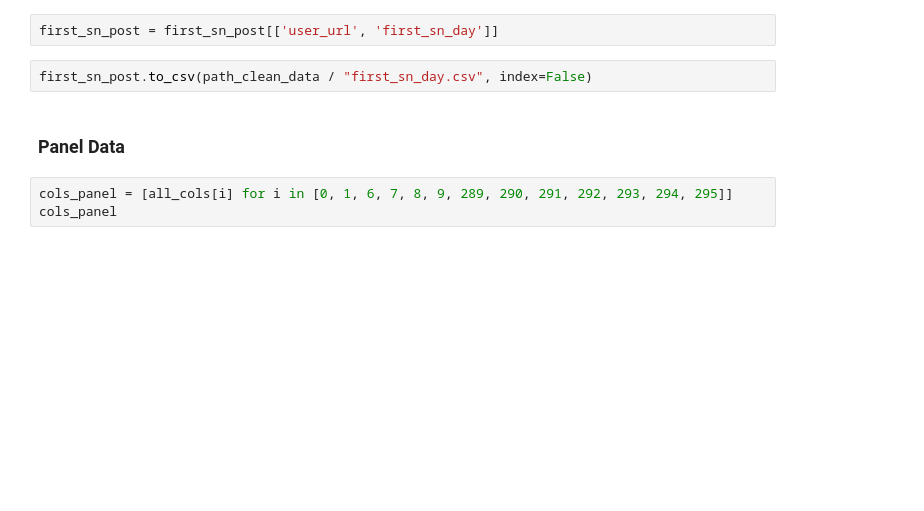
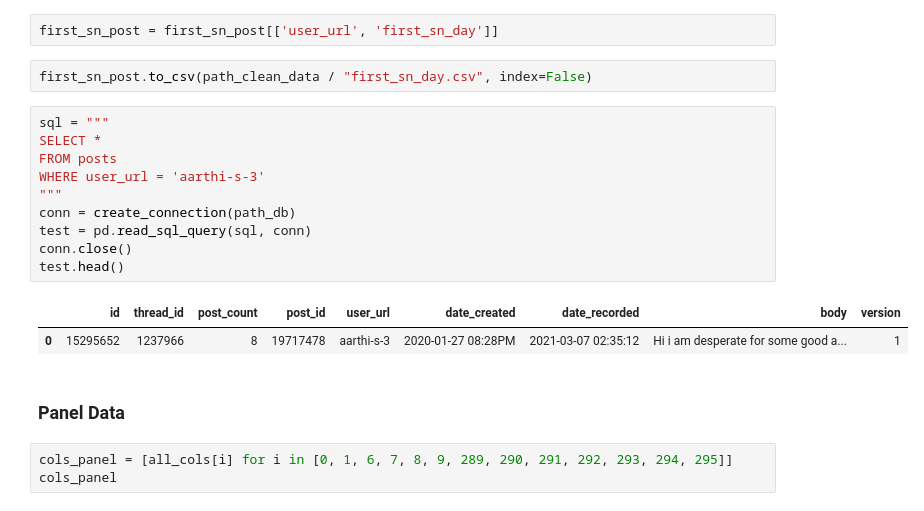
Before and after one commit to mwhuhn/dissertation-forum, a Jupyter notebook: scripts/netmums/5.0-Propensity-Word_Features.ipynb, the cells around one changed output. Drawn from its saved outputs; the diff is of its cells as text; blank space fills up the shorter version.

```diff
--- a/scripts/netmums/5.0-Propensity-Word_Features.ipynb
+++ b/scripts/netmums/5.0-Propensity-Word_Features.ipynb
@@ -356,6 +377,19 @@ first_sn_post = first_sn_post.rename(columns={'day':'first_sn_day'})
 first_sn_post = first_sn_post[['user_url', 'first_sn_day']]
 # %%
 first_sn_post.to_csv(path_clean_data / "first_sn_day.csv", index=False)
+# %%
+sql = """
+SELECT *
+FROM posts
+WHERE user_url = 'aarthi-s-3'
+"""
+conn = create_connection(path_db)
+test = pd.read_sql_query(sql, conn)
+conn.close()
+test.head()
+# %% [output]
+|  | id | thread_id | post_count | post_id | user_url | date_created | date_recorded | body | version |
+| 0 | 15295652 | 1237966 | 8 | 19717478 | aarthi-s-3 | 2020-01-27 08:28PM | 2021-03-07 02:35:12 | Hi i am desperate for some good a... | 1 |
 # %% [markdown]
 ### Panel Data
 # %%
```
Also changed, not shown: parts of 1 cell of this notebook.
